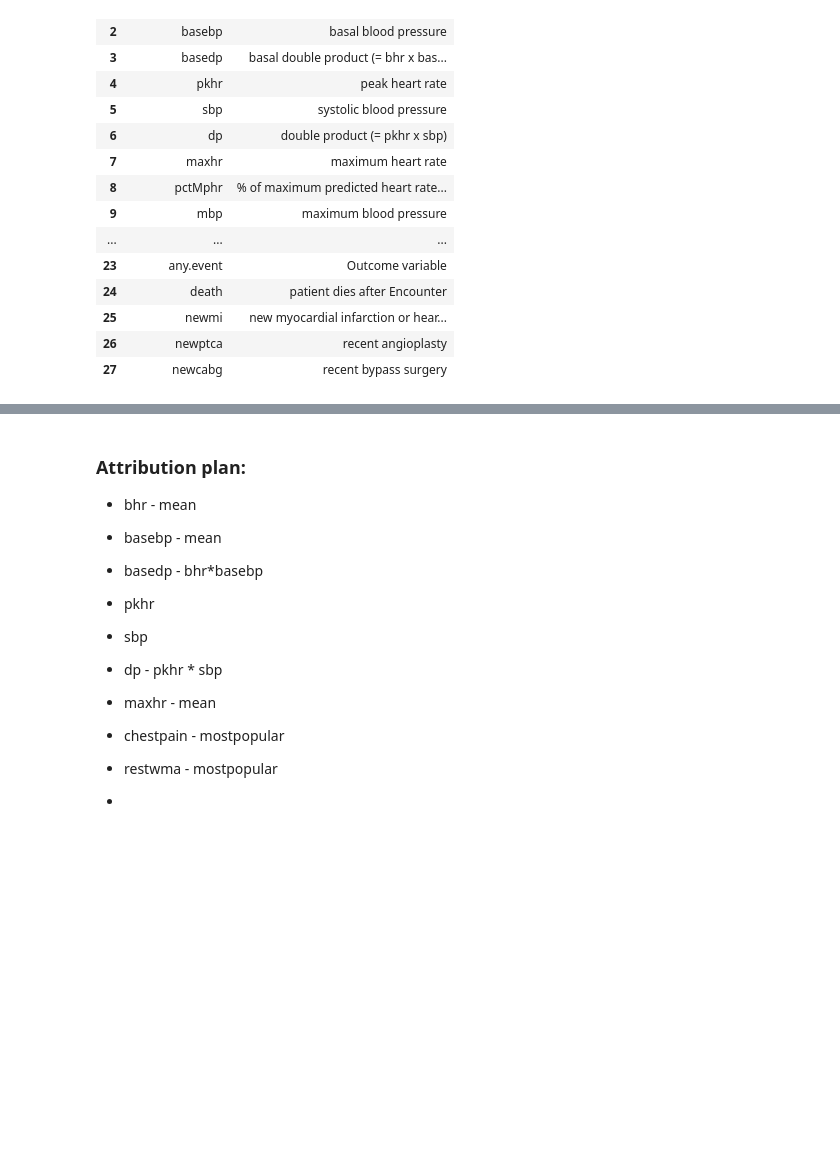
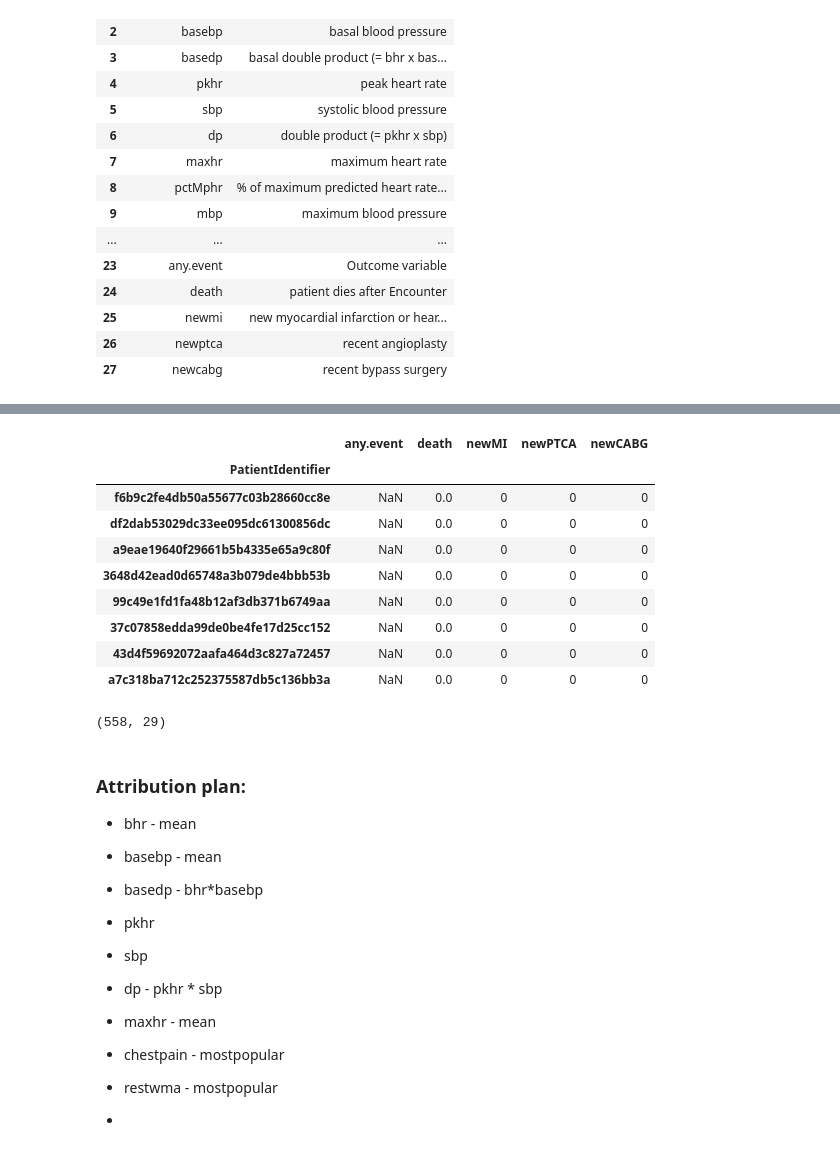
Before and after one commit to gallamine/vituity_test, a Jupyter notebook: notebook/vituity_exploration.ipynb, the cells around one changed output, grey strips where cells are left out. Saved outputs shown, nothing was run; the diff lists cells and outputs as text; code cells hidden in the pictures; blank space fills up the shorter version.

```diff
--- a/notebook/vituity_exploration.ipynb
+++ b/notebook/vituity_exploration.ipynb
@@ -58,6 +58,23 @@ d.head()
 | d19d62a873f08af0488f0df720cfd293 | 62.0 | 139.0 | 8618.0 | 120.0 | 157.0 | 18840.0 | 120.0 | 82.0 | 157.0 | 18840.0 | ... |
 | 00713fac580bcb0691658403f8e6f4e3 | 93.0 | 118.0 | 10974.0 | 118.0 | 105.0 | 12390.0 | 118.0 | 72.0 | 105.0 | 12390.0 | ... |
 | ee340e888492be0703f2bcc9abfb390c | 89.0 | 103.0 | 9167.0 | 129.0 | 173.0 | 22317.0 | 129.0 | 69.0 | 176.0 | 22704.0 | ... |
+# %%
+d[d['any.event'].isna()][['any.event','death','newMI','newPTCA','newCABG']]
+# %% [output]
+|  | any.event | death | newMI | newPTCA | newCABG |
+| PatientIdentifier |  |  |  |  |  |
+| f6b9c2fe4db50a55677c03b28660cc8e | NaN | 0.0 | 0 | 0 | 0 |
+| df2dab53029dc33ee095dc61300856dc | NaN | 0.0 | 0 | 0 | 0 |
+| a9eae19640f29661b5b4335e65a9c80f | NaN | 0.0 | 0 | 0 | 0 |
+| 3648d42ead0d65748a3b079de4bbb53b | NaN | 0.0 | 0 | 0 | 0 |
+| 99c49e1fd1fa48b12af3db371b6749aa | NaN | 0.0 | 0 | 0 | 0 |
+| 37c07858edda99de0be4fe17d25cc152 | NaN | 0.0 | 0 | 0 | 0 |
+| 43d4f59692072aafa464d3c827a72457 | NaN | 0.0 | 0 | 0 | 0 |
+| a7c318ba712c252375587db5c136bb3a | NaN | 0.0 | 0 | 0 | 0 |
+# %%
+d.shape
+# %% [output]
+(558, 29)
 # %% [markdown]
 ### Attribution plan:
 
```
Also changed, not shown: parts of 3 cells of this notebook.
